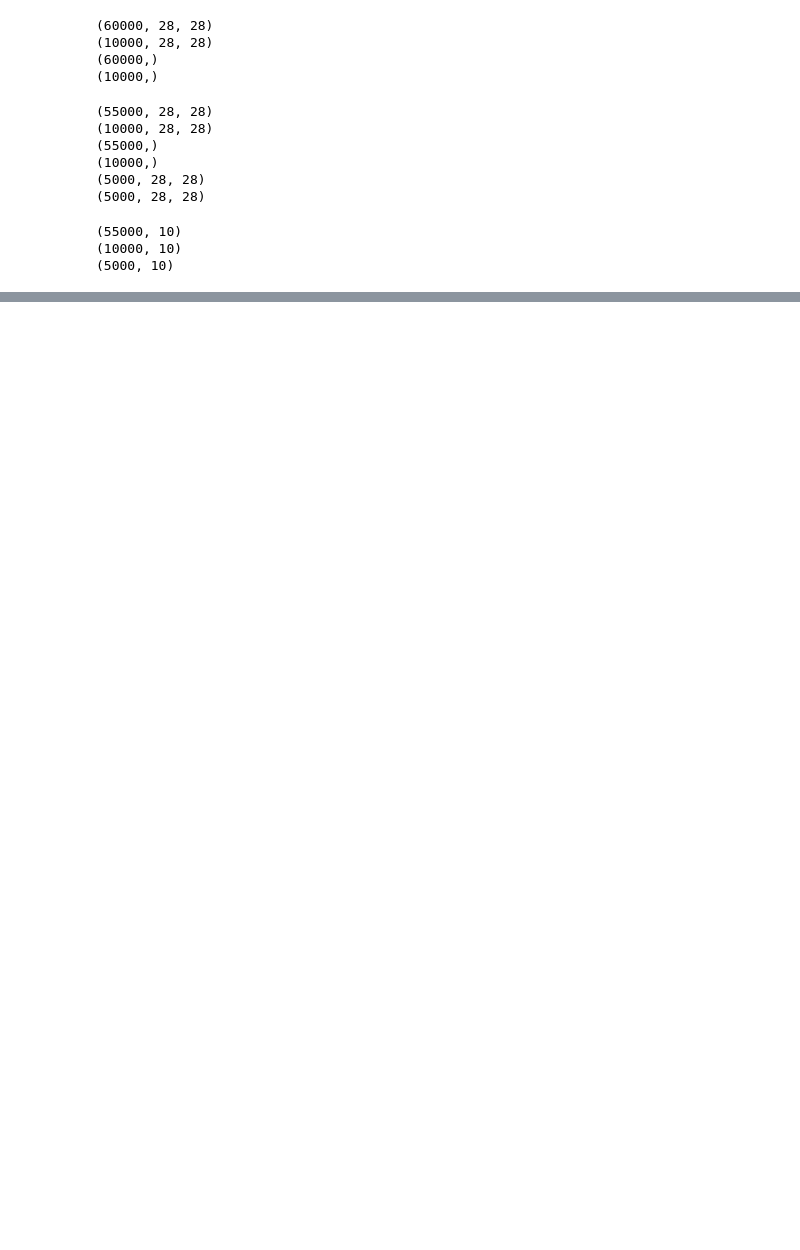
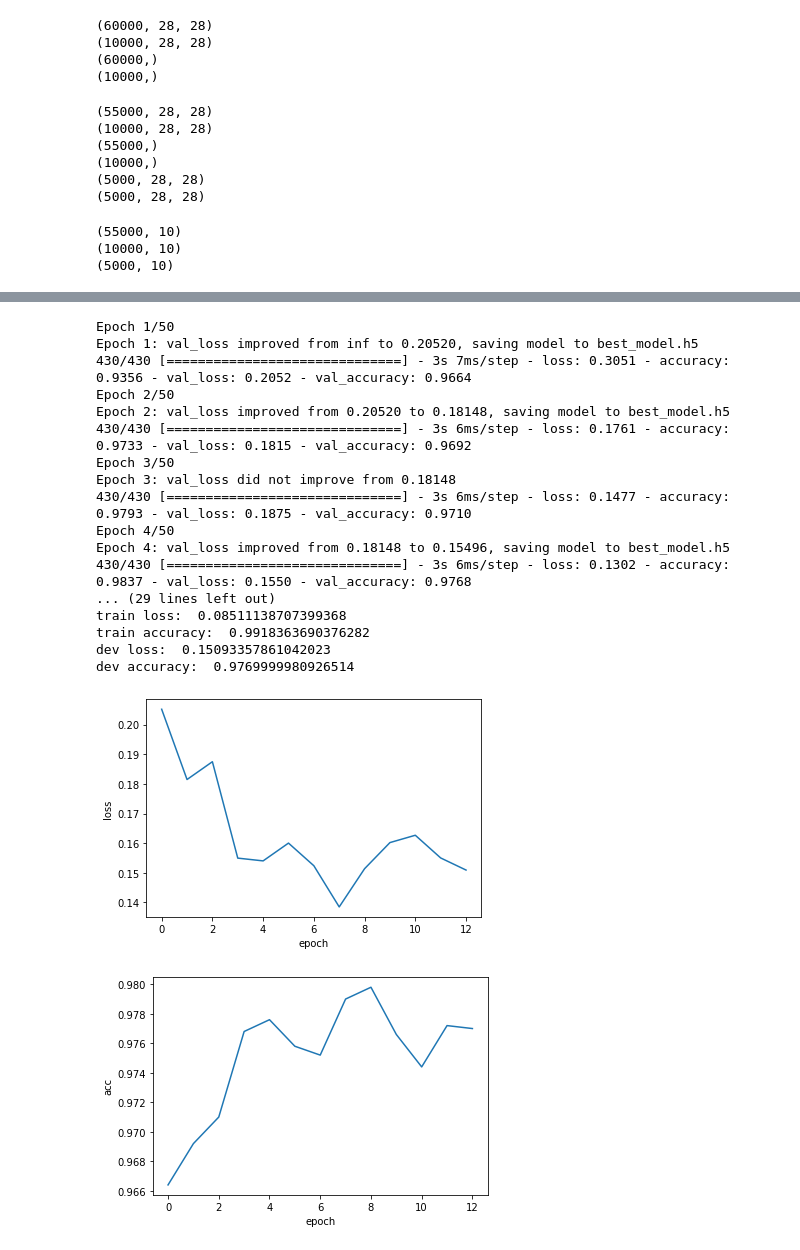
Before and after one commit to yimethan/computer_vision_study, a Jupyter notebook: week9_10/tensorflow_devset.ipynb, the cells around one changed output, grey strips where cells are left out. Drawn from its saved outputs; the diff is of its cells as text; code cells hidden in the pictures; blank space fills up the shorter version.

```diff
--- a/week9_10/tensorflow_devset.ipynb
+++ b/week9_10/tensorflow_devset.ipynb
@@ -663,0 +739,75 @@ best test model accuracy:  0.9825000166893005
+# %%
+# early stopping
+from keras.callbacks import EarlyStopping, ModelCheckpoint
+early_stopping = EarlyStopping(monitor='val_loss', mode='min', verbose=1, patience=5)
+model_checkpoint = ModelCheckpoint('best_model.h5', monitor='val_loss', mode='min', verbose=1, save_best_only=True)
+
+# define model
+model = tf.keras.models.Sequential([
+    tf.keras.layers.Flatten(input_shape=(28, 28)),
+    tf.keras.layers.Dense(512, kernel_regularizer=tf.keras.regularizers.l2(0.0001), activation=tf.nn.relu),
+    tf.keras.layers.Dense(512, kernel_regularizer=tf.keras.regularizers.l2(0.0001), activation=tf.nn.relu),
+
+    # dropout regularization
+    tf.keras.layers.Dropout(0.2),
+
+    # batch normalization
+    tf.keras.layers.BatchNormalization(),
+
+    tf.keras.layers.Dense(10, activation=tf.nn.softmax)
+])
+
+# define optimizer, loss function, metrics
+model.compile(optimizer=tf.keras.optimizers.Adam(),
+              loss='categorical_crossentropy',
+              metrics=['accuracy'])
+
+start = time.time()
+
+# train
+model_fit = model.fit(x_train, y_train,
+                      batch_size=128, epochs=50, verbose=1,
+                      validation_data=(x_dev, y_dev), callbacks=[early_stopping, model_checkpoint])
+
+print('training time: ', time.time() - start)
+
+print('train loss: ', model_fit.history['loss'][-1])
+print('train accuracy: ', model_fit.history['accuracy'][-1])
+
+print('dev loss: ', model_fit.history['val_loss'][-1])
+print('dev accuracy: ', model_fit.history['val_accuracy'][-1])
+
+plt.plot(model_fit.history['val_loss'])
+plt.xlabel('epoch')
+plt.ylabel('loss')
+plt.show()
+
+plt.plot(model_fit.history['val_accuracy'])
+plt.xlabel('epoch')
+plt.ylabel('acc')
+plt.show()
+
+best_model = keras.models.load_model('best_model.h5')
+best_test_loss, best_test_acc = best_model.evaluate(x_test, y_test)
+print('best test model loss: ', best_test_loss)
+print('best test model accuracy: ', best_test_acc)
+# %% [output]
+Epoch 1/50
+Epoch 1: val_loss improved from inf to 0.20520, saving model to best_model.h5
+430/430 [==============================] - 3s 7ms/step - loss: 0.3051 - accuracy: 0.9356 - val_loss: 0.2052 - val_accuracy: 0.9664
+Epoch 2/50
+Epoch 2: val_loss improved from 0.20520 to 0.18148, saving model to best_model.h5
+430/430 [==============================] - 3s 6ms/step - loss: 0.1761 - accuracy: 0.9733 - val_loss: 0.1815 - val_accuracy: 0.9692
+Epoch 3/50
+Epoch 3: val_loss did not improve from 0.18148
+430/430 [==============================] - 3s 6ms/step - loss: 0.1477 - accuracy: 0.9793 - val_loss: 0.1875 - val_accuracy: 0.9710
+Epoch 4/50
+Epoch 4: val_loss improved from 0.18148 to 0.15496, saving model to best_model.h5
+430/430 [==============================] - 3s 6ms/step - loss: 0.1302 - accuracy: 0.9837 - val_loss: 0.1550 - val_accuracy: 0.9768
+... (29 lines left out)
+train loss:  0.08511138707399368
+train accuracy:  0.9918363690376282
+dev loss:  0.15093357861042023
+dev accuracy:  0.9769999980926514
+[figure, added]
+[figure, added]
```
Also changed, not shown: parts of 15 cells of this notebook, 1 other file.
